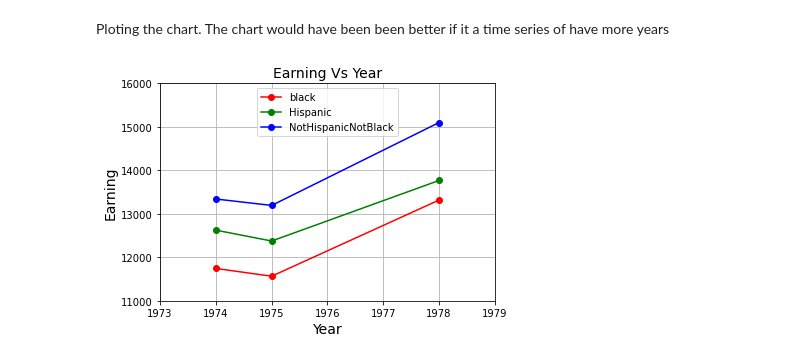
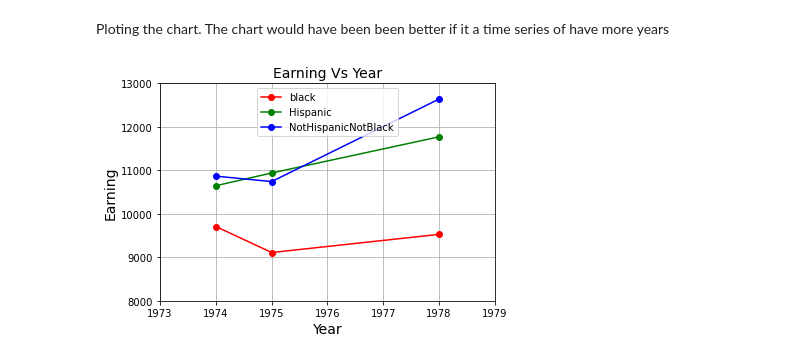
Before and after one commit to fadesere/BSIP_Assignment_1_Students, a Jupyter notebook: Assignment.ipynb, the cells around one changed output. Drawn from its saved outputs; the diff is of its cells as text; code cells hidden in the pictures.

```diff
--- a/Assignment.ipynb
+++ b/Assignment.ipynb
@@ -401,8 +401,6 @@ Removing duplicates based on observations
 # %%
 df = df[((df['Earnings_1974']!=25862.32) & (df['Earnings_1978']!=25564.67))] # I want to remove all values in 25862.32 in Earnings_1974
 # and all 25564.67 in Earning_1978.
-# %%
-df = df[((df['Earnings_1974']>0) & (df['Earnings_1975']>0)&  (df['Earnings_1978']>0))] # I want to remove all values in 0 in Earnings_1974 # and all 0 in Earning_1978 and Earning_1975 .
 # %%
 df.describe()
 # %% [output]
@@ -630,14 +628,14 @@ df_Earning_nhb = pd.DataFrame(Data2,columns=['Year','Earning'])
 # %%
 
 plt.plot(df_Earning_black['Year'], df_Earning_black['Earning'],label = "black", color='red', marker='o')
 plt.plot(df_Earning_hisp['Year'], df_Earning_hisp['Earning'],label = "Hispanic", color='green', marker='o')
 plt.plot(df_Earning_nhb['Year'], df_Earning_nhb['Earning'], label ="NotHispanicNotBlack", color='blue', marker='o')
 plt.title('Earning Vs Year', fontsize=14)
 plt.xlabel('Year', fontsize=14)
 plt.ylabel('Earning', fontsize=14)
-plt.axis([1973, 1979, 11000, 16000]) # setting axis scale X and Y
+plt.axis([1973, 1979, 8000, 13000]) # setting axis scale X and Y
 plt.legend(loc='upper center')
 plt.grid(True)
 plt.show()
 # %% [output]
-[figure, old version]
+[figure, new version]
```
Also changed, not shown: parts of 19 cells of this notebook.
